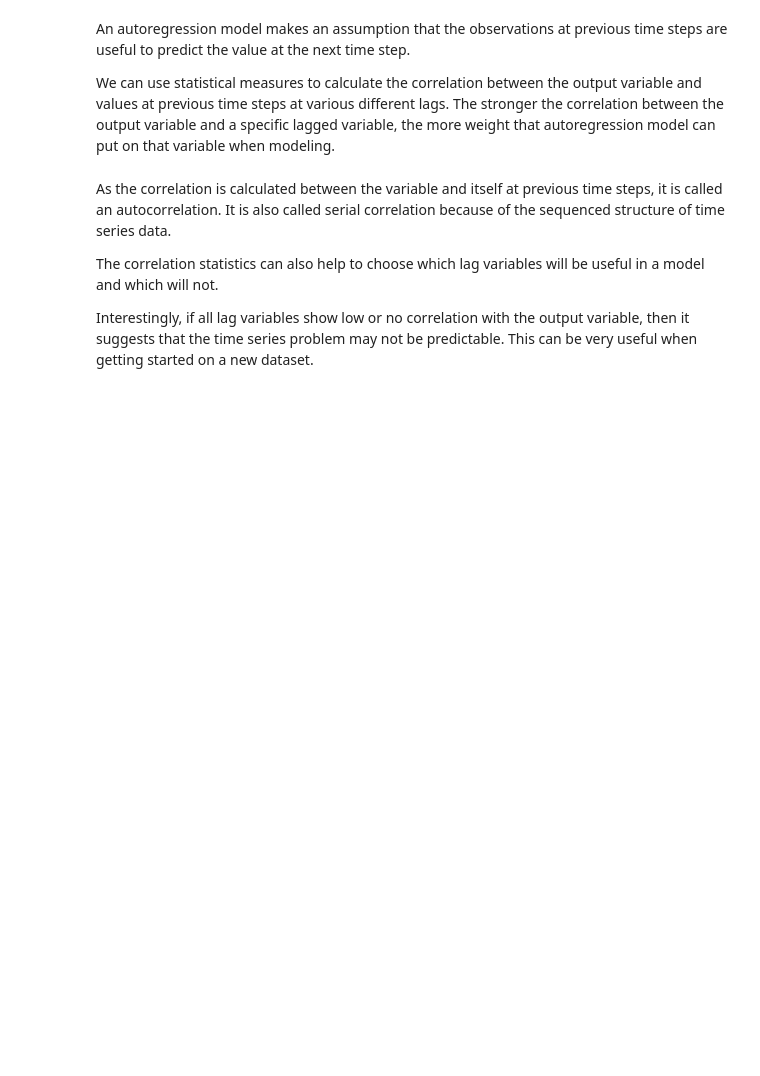
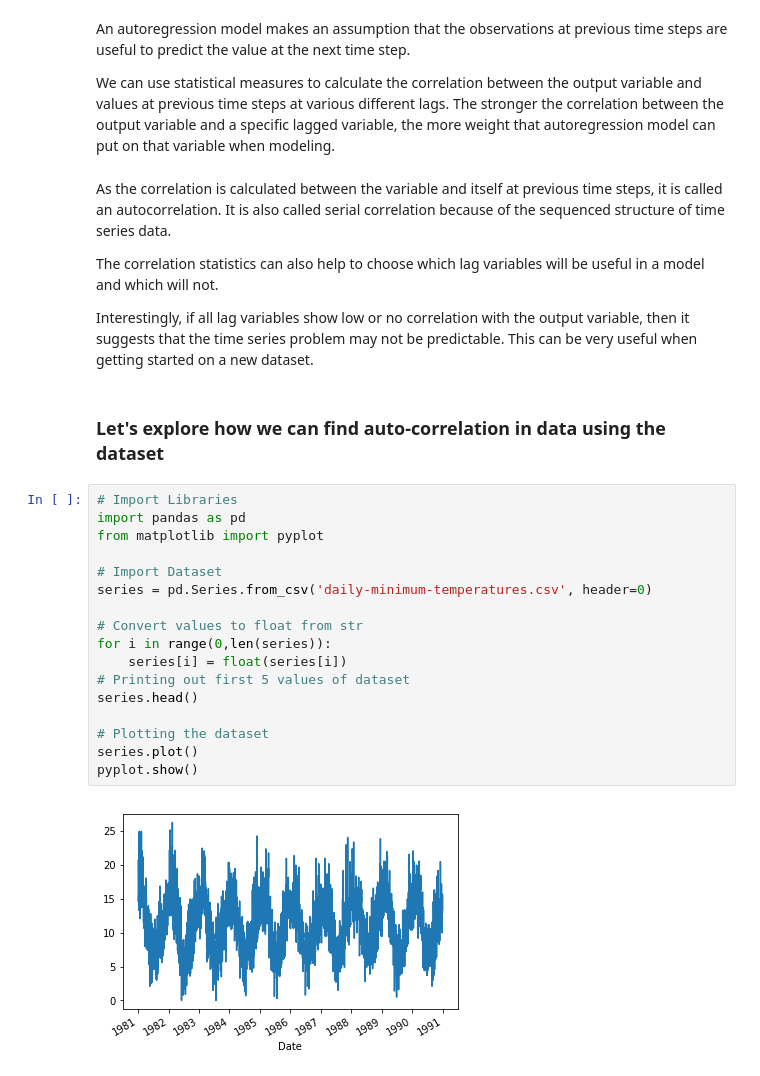
Before and after one commit to Deepshikha05/Time-Series-Analysis, a Jupyter notebook: Time-Series-Analysis-All-Topics-Covered.ipynb, the cells around one changed output. Cells and saved outputs as stored; diff of their text form; blank space fills up the shorter version.

```diff
--- a/Time-Series-Analysis-All-Topics-Covered.ipynb
+++ b/Time-Series-Analysis-All-Topics-Covered.ipynb
@@ -73,3 +73,24 @@ As the correlation is calculated between the variable and itself at previous tim
 The correlation statistics can also help to choose which lag variables will be useful in a model and which will not.
 
 Interestingly, if all lag variables show low or no correlation with the output variable, then it suggests that the time series problem may not be predictable. This can be very useful when getting started on a new dataset.
+# %% [markdown]
+### Let's explore how we can find auto-correlation in data using the dataset
+# %%
+# Import Libraries
+import pandas as pd
+from matplotlib import pyplot
+
+# Import Dataset
+series = pd.Series.from_csv('daily-minimum-temperatures.csv', header=0)
+
+# Convert values to float from str
+for i in range(0,len(series)):
+    series[i] = float(series[i])
+# Printing out first 5 values of dataset
+series.head()
+
+# Plotting the dataset
+series.plot()
+pyplot.show()
+# %% [output]
+[figure, added]
```
Also changed, not shown: parts of 5 cells of this notebook, 1 other file.
